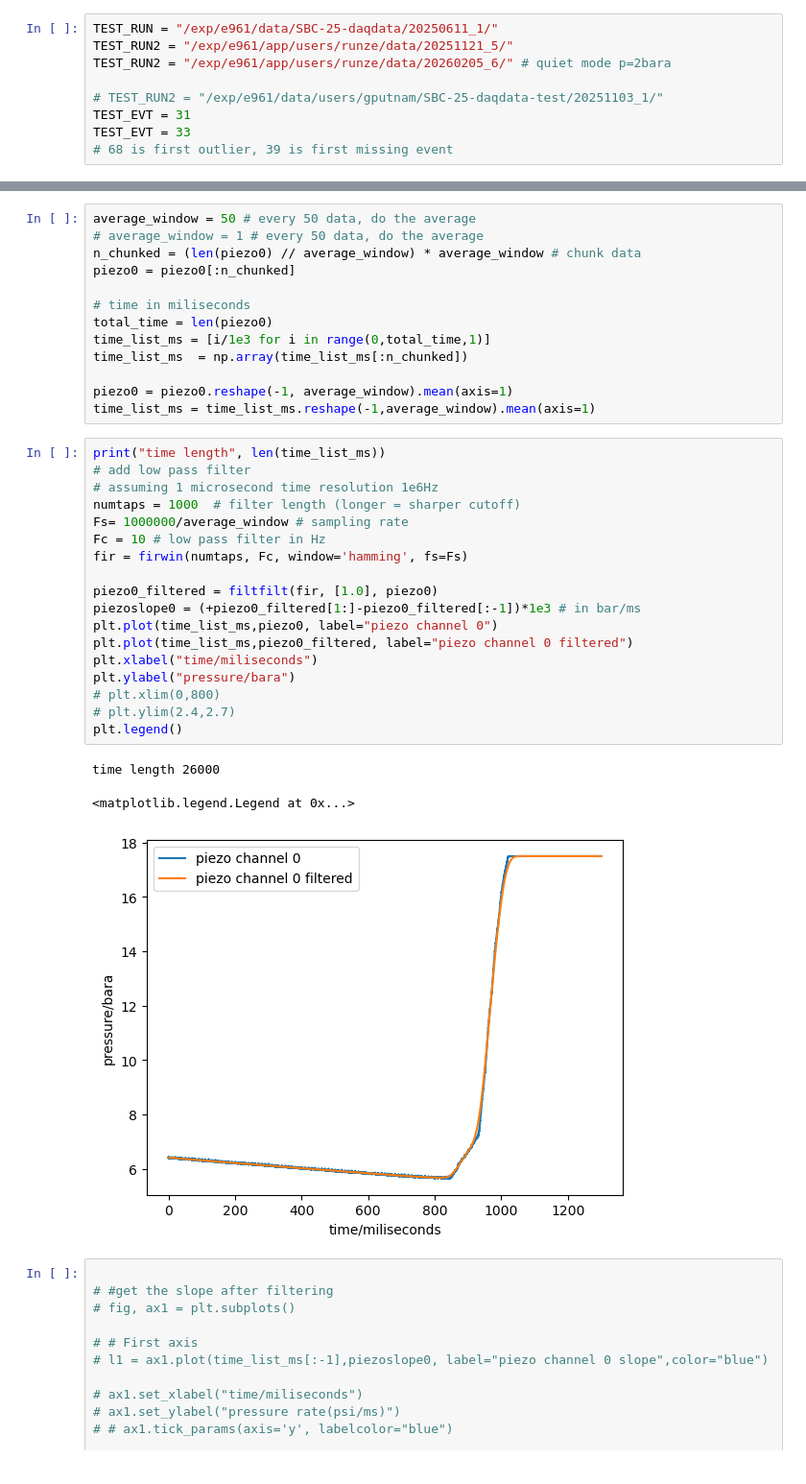
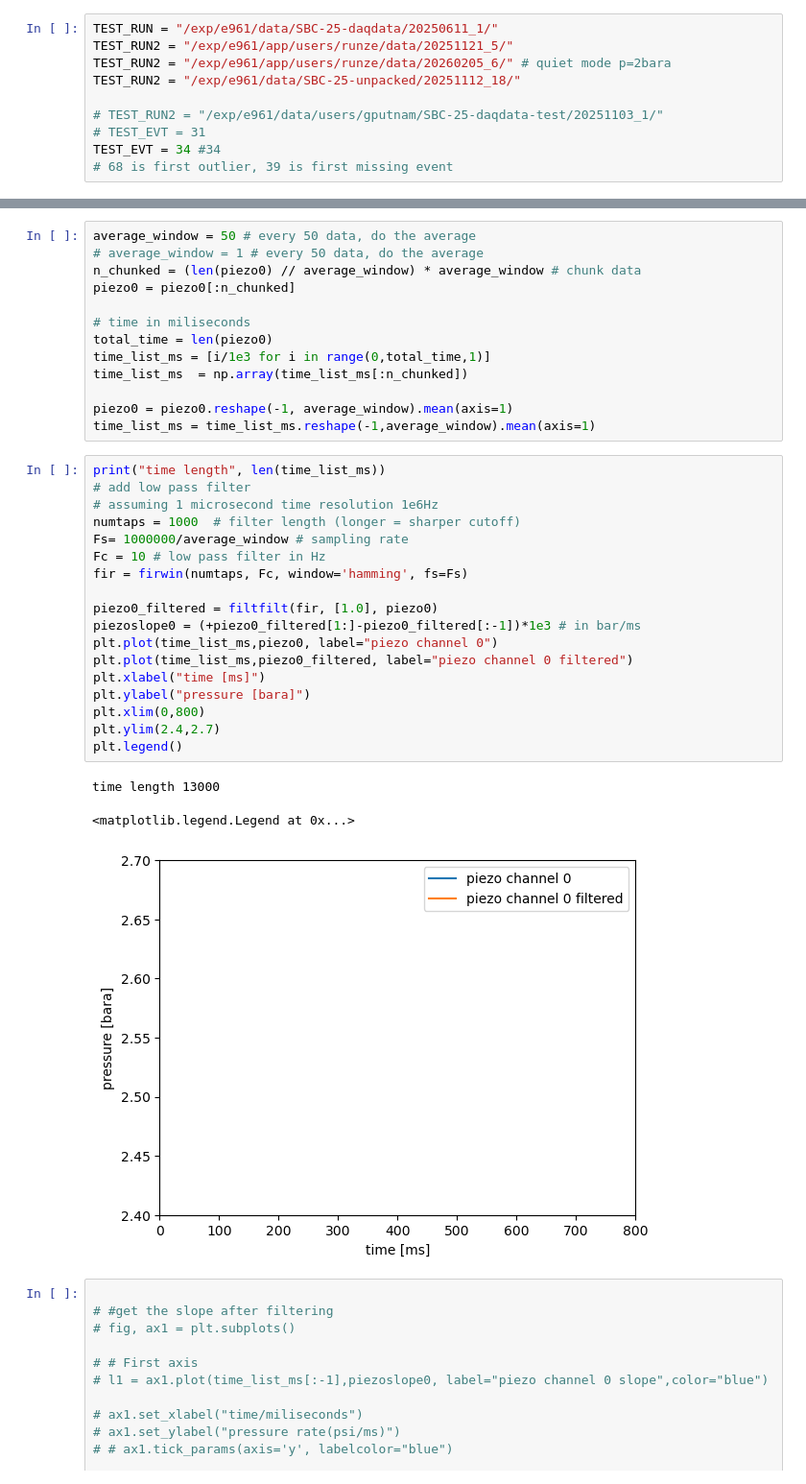
Before and after one commit to SBC-Collaboration/LAr10Ana, a Jupyter notebook: nb/rzhang/Piezo-Waveform_slope_fitting-auto_graph_newsampling.ipynb, the cells around one changed output, grey strips where cells are left out. Shown at 96% size. Saved outputs shown, nothing was run; the diff lists cells and outputs as text.

```diff
--- a/nb/rzhang/Piezo-Waveform_slope_fitting-auto_graph_newsampling.ipynb
+++ b/nb/rzhang/Piezo-Waveform_slope_fitting-auto_graph_newsampling.ipynb
@@ -17,10 +17,11 @@ importlib.reload(AcousticT0)
 TEST_RUN = "/exp/e961/data/SBC-25-daqdata/20250611_1/"
 TEST_RUN2 = "/exp/e961/app/users/runze/data/20251121_5/"
 TEST_RUN2 = "/exp/e961/app/users/runze/data/20260205_6/" # quiet mode p=2bara
+TEST_RUN2 = "/exp/e961/data/SBC-25-unpacked/20251112_18/"
 
 # TEST_RUN2 = "/exp/e961/data/users/gputnam/SBC-25-daqdata-test/20251103_1/"
-TEST_EVT = 31
-TEST_EVT = 33
+# TEST_EVT = 31
+TEST_EVT = 34 #34
 # 68 is first outlier, 39 is first missing event
 # %%
 data = GetEvent(TEST_RUN2, TEST_EVT,strictMode=False)
@@ -84,25 +85,25 @@ time_list_ms = time_list_ms.reshape(-1,average_window).mean(axis=1)
 # %%
 print("time length", len(time_list_ms))
 # add low pass filter
 # assuming 1 microsecond time resolution 1e6Hz
 numtaps = 1000  # filter length (longer = sharper cutoff)
 Fs= 1000000/average_window # sampling rate
 Fc = 10 # low pass filter in Hz
 fir = firwin(numtaps, Fc, window='hamming', fs=Fs)
 
 piezo0_filtered = filtfilt(fir, [1.0], piezo0)
 piezoslope0 = (+piezo0_filtered[1:]-piezo0_filtered[:-1])*1e3 # in bar/ms
 plt.plot(time_list_ms,piezo0, label="piezo channel 0")
 plt.plot(time_list_ms,piezo0_filtered, label="piezo channel 0 filtered")
-plt.xlabel("time/miliseconds")
-plt.ylabel("pressure/bara")
-# plt.xlim(0,800)
-# plt.ylim(2.4,2.7)
+plt.xlabel("time [ms]")
+plt.ylabel("pressure [bara]")
+plt.xlim(0,800)
+plt.ylim(2.4,2.7)
 plt.legend()
 # %% [output]
-time length 26000
+time length 13000
 <matplotlib.legend.Legend at 0x...>
-[figure, old version]
+[figure, new version]
 # %%
 
 # #get the slope after filtering
```
Also changed, not shown: parts of 6 cells of this notebook, 4 other files.
